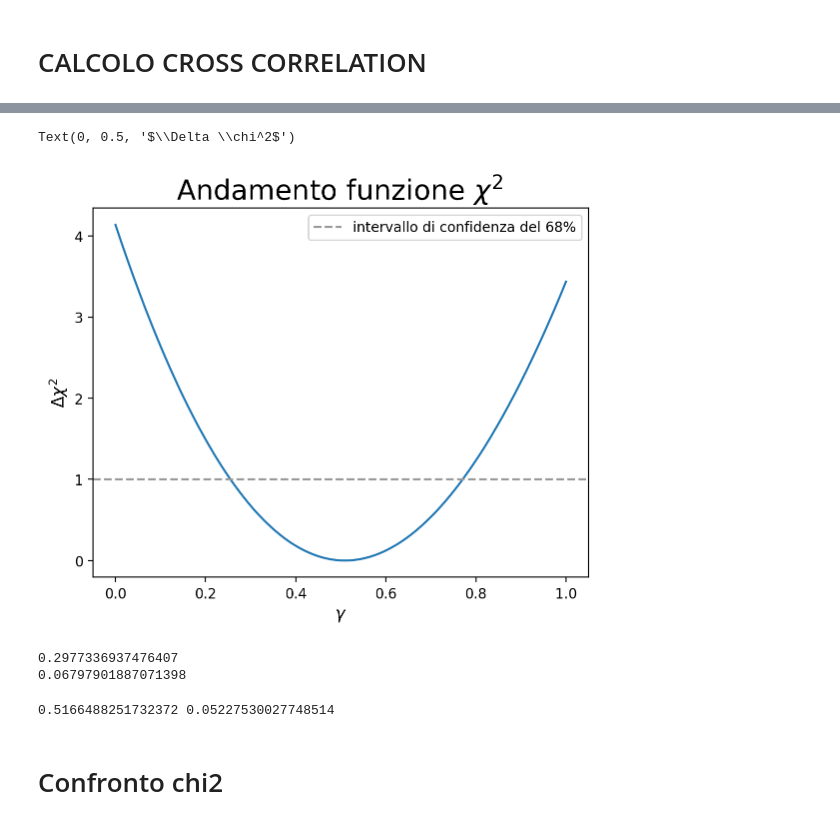
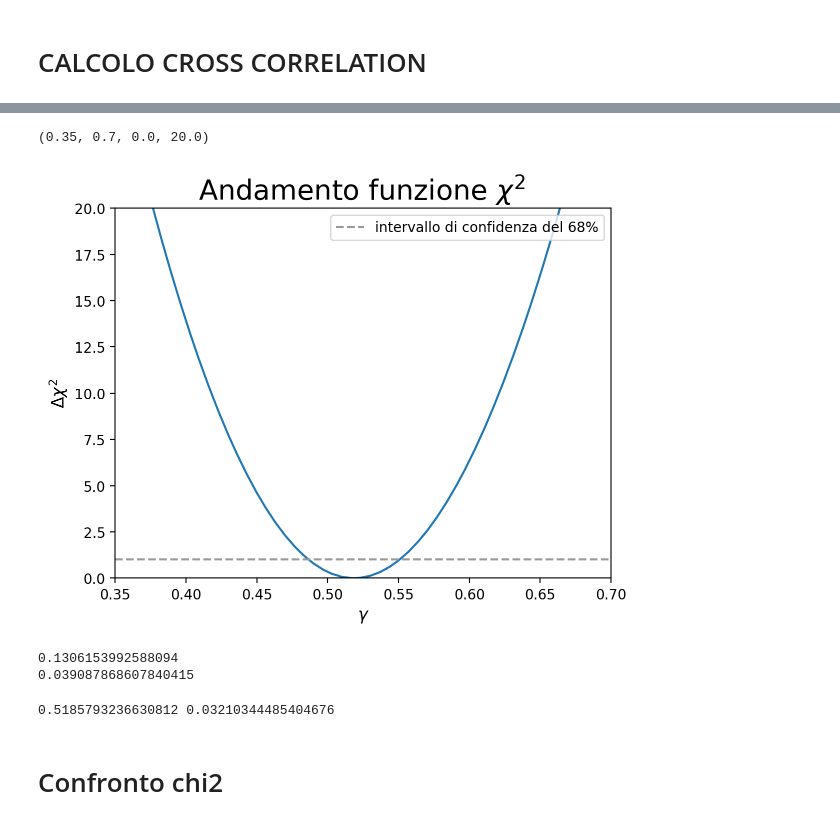
Before and after one commit to Sareva00/Tesi, a Jupyter notebook: Programma completo 1.ipynb, the cells around one changed output, grey strips where cells are left out. Saved outputs shown, nothing was run; the diff lists cells and outputs as text; code cells hidden in the pictures.

```diff
--- a/Programma completo 1.ipynb
+++ b/Programma completo 1.ipynb
@@ -40,7 +40,7 @@ results = camb.get_results(pars)
 # %% [output]
 Note: redshifts have been re-sorted (earliest first)
 # %%
-kh, z, pk = results.get_matter_power_spectrum(minkh=2e-2, maxkh=1e-1, npoints = 100) #nota, le z vengono ordinate, ricavo spettro di potenza
+kh, z, pk = results.get_matter_power_spectrum(minkh=1e-2, maxkh=1e-1, npoints = 100) #nota, le z vengono ordinate, ricavo spettro di potenza
 z
 # %% [output]
 [1.0, 1.2, 1.4, 1.6]
@@ -122,7 +122,7 @@ for i in range (len (kh)):
 
 Vol = np.empty(len(zetas))
 for i in range (len(zetas)):
-    Vol[i]= ngfunction2.Vol(z[3])*h**(-3)
+    Vol[i]= ngfunction2.Vol(z[i])*h**(-3) *1.e9
 #Vol = 4./3.*np.pi*((dist(z+DeltaZ/2.))**3-(dist(z-DeltaZ/2.))**3)    #calcolo il volume di cielo considerato, inmmagino di guardare il cielo su tutti gli angoli (ideale)
 
 N = np.empty((len(kh),len(mu),len(zetas)))
@@ -461,19 +472,21 @@ for i in range (len(zetas)):
         intersec13[i][j]=(optimize.brentq(f3[i][j],0,min3[i][j]))
         intersec23[i][j]=(optimize.brentq(f3[i][j],min3[i][j],1))    #trova le soluzioni in un intervallo fissato
 # %%
-plt.plot(gammas, interpol3[3,0](gammas)-chi2min3[3][0])
+plt.plot(gammas, interpol3[2,9](gammas)-chi2min3[2][9])
 
 #CALCOLO DELL'ERRORE
 plt.axhline(y=1, linestyle= 'dashed',color = '0.6', label = 'intervallo di confidenza del 68%' )
 
-plt.legend()
+plt.legend(loc= "upper right")
 
 plt.title('Andamento funzione $\chi ^2$ ', size=20)
 plt.xlabel('$\gamma$', size = 12)
 plt.ylabel('$\Delta \chi^2$', size = 12)
+
+plt.axis([0.35,0.7,0,20])
 # %% [output]
-Text(0, 0.5, '$\\Delta \\chi^2$')
+(0.35, 0.7, 0.0, 20.0)
-[figure, old version]
+[figure, new version]
 # %%
 sigmad3 = np.zeros((len(zetas),len(X)))
 sigmas3 = np.zeros((len(zetas),len(X)))
@@ -490,12 +503,12 @@ sigma3 = (sigmas3 + sigmad3)/2
 print(sigma[0,0])
 print(sigma[0,5])
 # %% [output]
-0.2977336937476407
-0.06797901887071398
+0.1306153992588094
+0.039087868607840415
 # %%
 print(min3[2][9],sigma3[2,9])
 # %% [output]
-0.5166488251732372 0.05227530027748514
+0.5185793236630812 0.03210344485404676
 # %% [markdown]
 # Confronto chi2
 # %%
```
Also changed, not shown: parts of 22 cells of this notebook, 2 other files.
